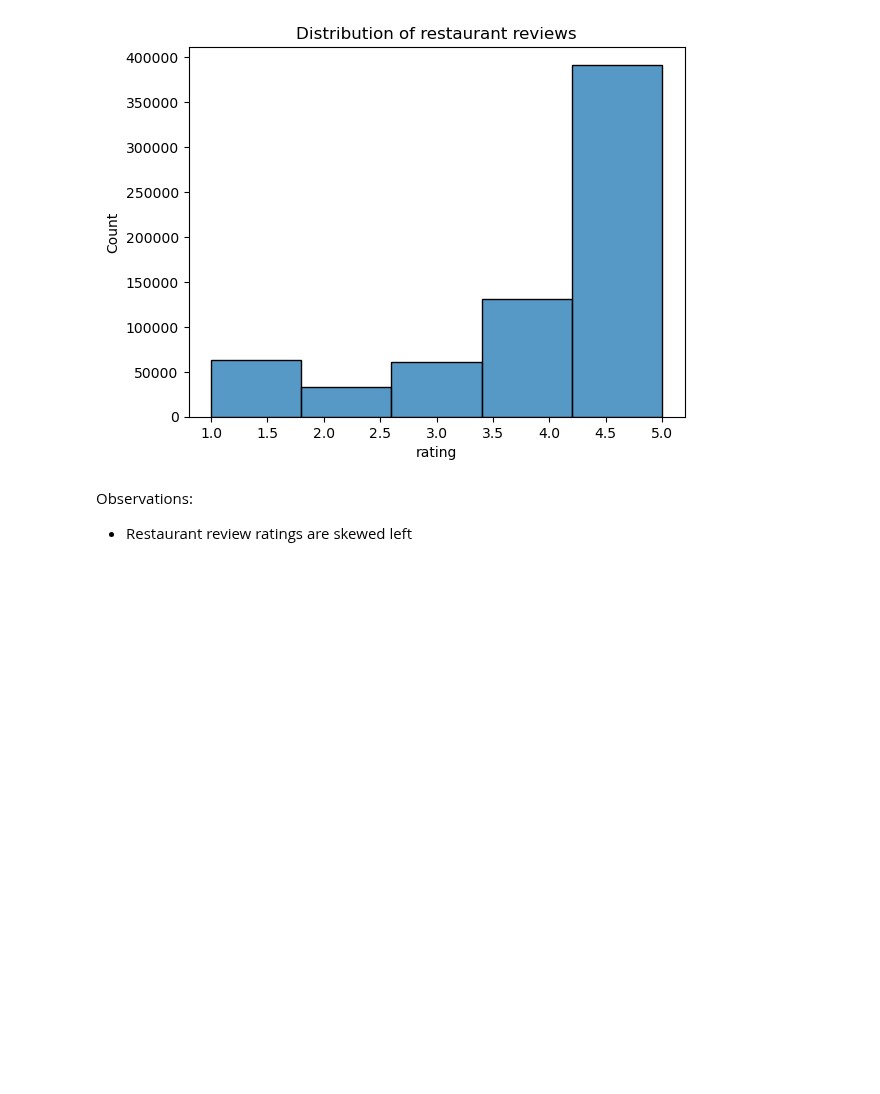
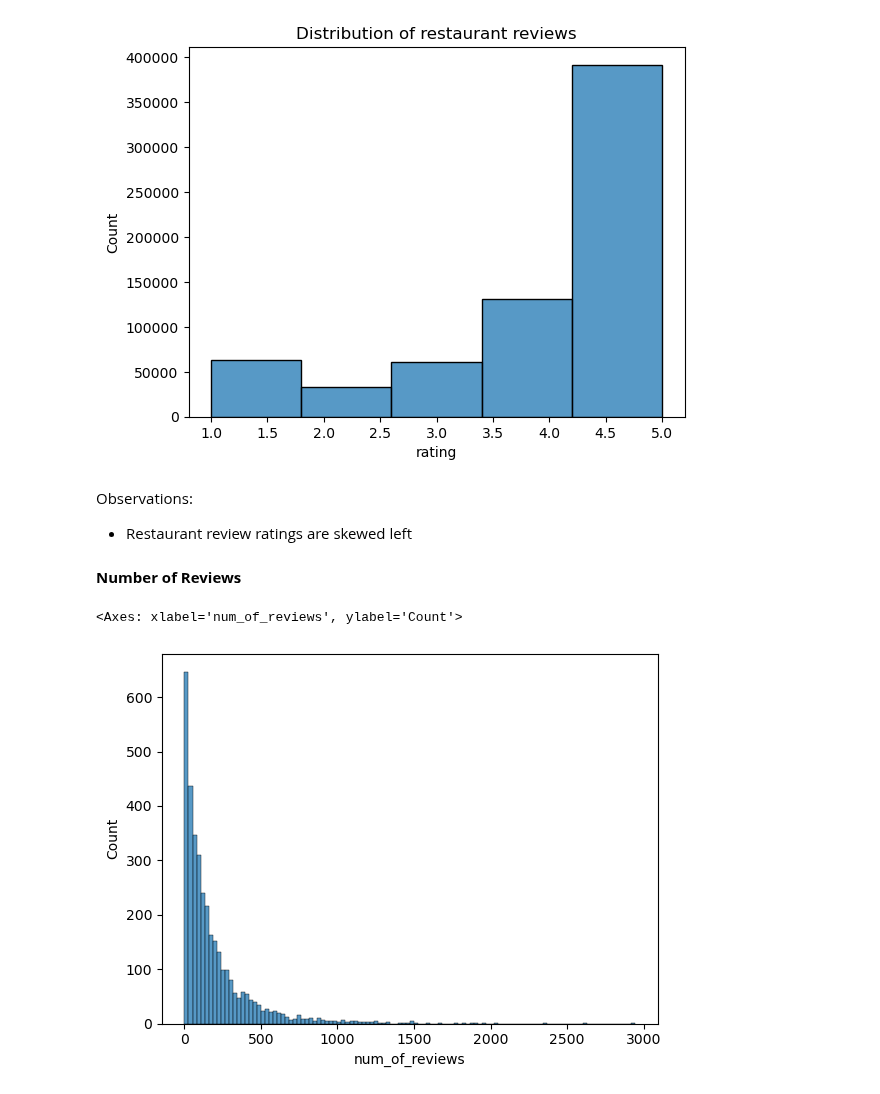
Before and after one commit to jotyot/rate-review, a Jupyter notebook: eda.ipynb, the cells around one changed output. Cells and saved outputs as stored; diff of their text form; code cells hidden in the pictures; blank space fills up the shorter version.

Commit message:
Update restaurant review counts + more EDA

```diff
--- a/eda.ipynb
+++ b/eda.ipynb
@@ -198,0 +210,7 @@ restaurant_reviews = reviews[reviews['category'] == 'restaurant']
+# %%
+restaurant_reviews = pd.read_json('data/ys-reviews-restaurants.json')
+# %%
+unique_biz = restaurant_reviews['gmap_id'].unique()
+for b in unique_biz:
+  idx = yolosac[yolosac['gmap_id'] == b].index
+  print(b, " Listed # of reviews:", yolosac.at[idx[0],'num_of_reviews'], " Review count:", restaurant_reviews[restaurant_reviews['gmap_id'] == b].shape[0])
@@ -198,0 +237,4 @@ restaurant_reviews = reviews[reviews['category'] == 'restaurant']
+# %%
+for b in unique_biz:
+  idx = restaurants[restaurants['gmap_id'] == b].index
+  restaurants.at[idx[0],'num_of_reviews'] = restaurant_reviews[restaurant_reviews['gmap_id'] == b].shape[0]
@@ -231,3 +275,10 @@ Text(0.5, 1.0, 'Distribution of restaurant reviews')
 # %% [markdown]
 Observations:
 - Restaurant review ratings are skewed left
+# %% [markdown]
+**Number of Reviews**
+# %%
+sns.histplot(data=restaurants, x='num_of_reviews')
+# %% [output]
+<Axes: xlabel='num_of_reviews', ylabel='Count'>
+[figure, added]
```
Also changed, not shown: parts of 19 cells of this notebook.
